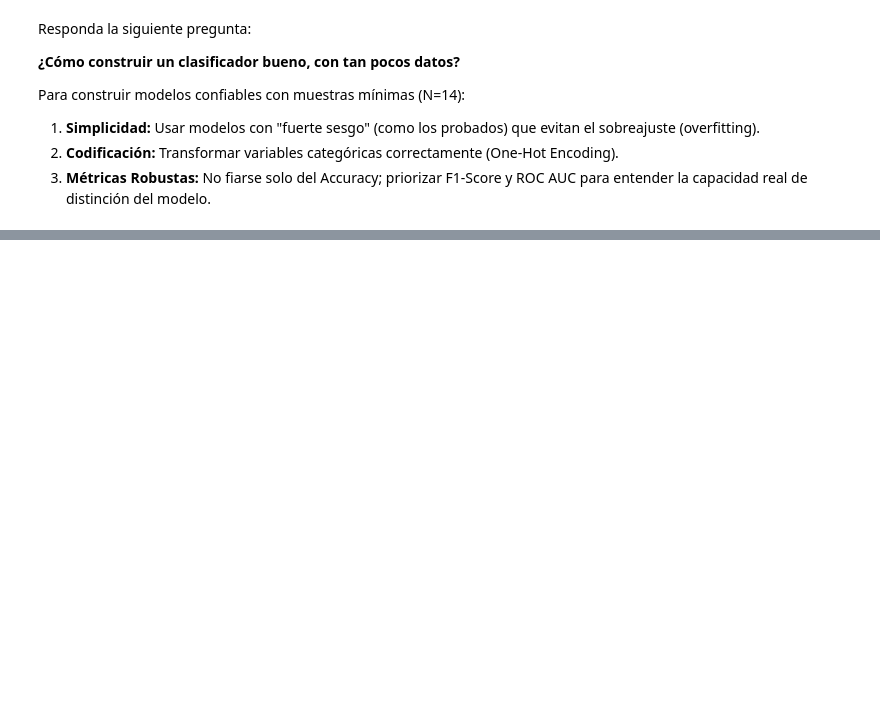
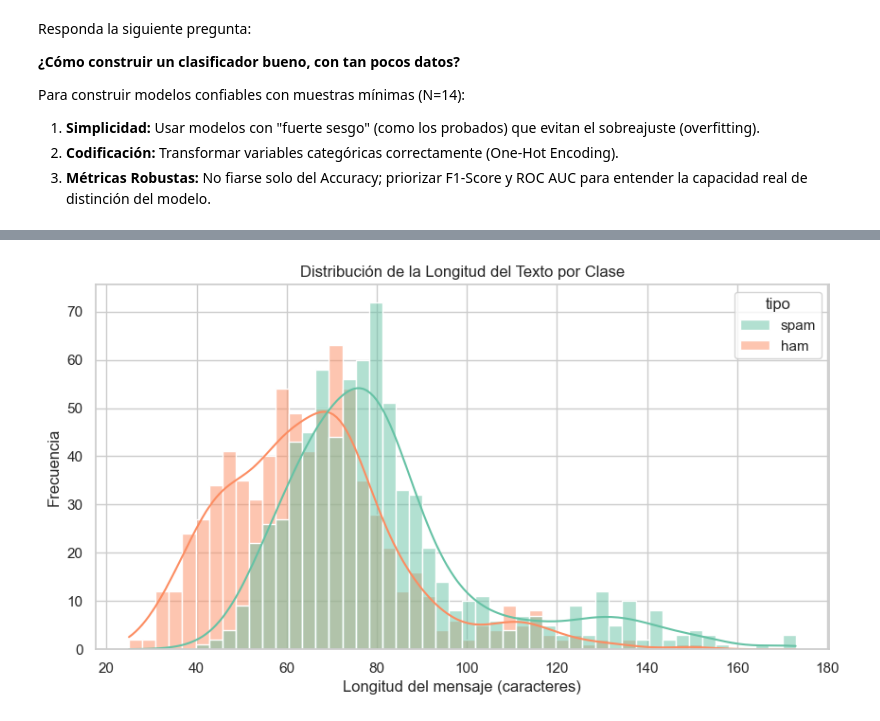
Before and after one commit to CindyGualim/InteligenciaArtificial-CC3085, a Jupyter notebook: lab2.ipynb, the cells around one changed output, grey strips where cells are left out. Cells and saved outputs as stored; diff of their text form; code cells hidden in the pictures; blank space fills up the shorter version.

```diff
--- a/lab2.ipynb
+++ b/lab2.ipynb
@@ -406,0 +472,13 @@ Para ello, cuando su algoritmo así lo requiera, deberá construir un *embedding
+# %%
+# Calcular la longitud de cada mensaje
+df['longitud_texto'] = df['texto'].apply(len)
+
+# Visualizar la distribución de la longitud de los mensajes
+plt.figure(figsize=(10, 5))
+sns.histplot(data=df, x='longitud_texto', hue='tipo', kde=True, palette='Set2', bins=50)
+plt.title('Distribución de la Longitud del Texto por Clase')
+plt.xlabel('Longitud del mensaje (caracteres)')
+plt.ylabel('Frecuencia')
+plt.show()
+# %% [output]
+[figure, added]
```
Also changed, not shown: parts of 19 cells of this notebook, 1 other file.
